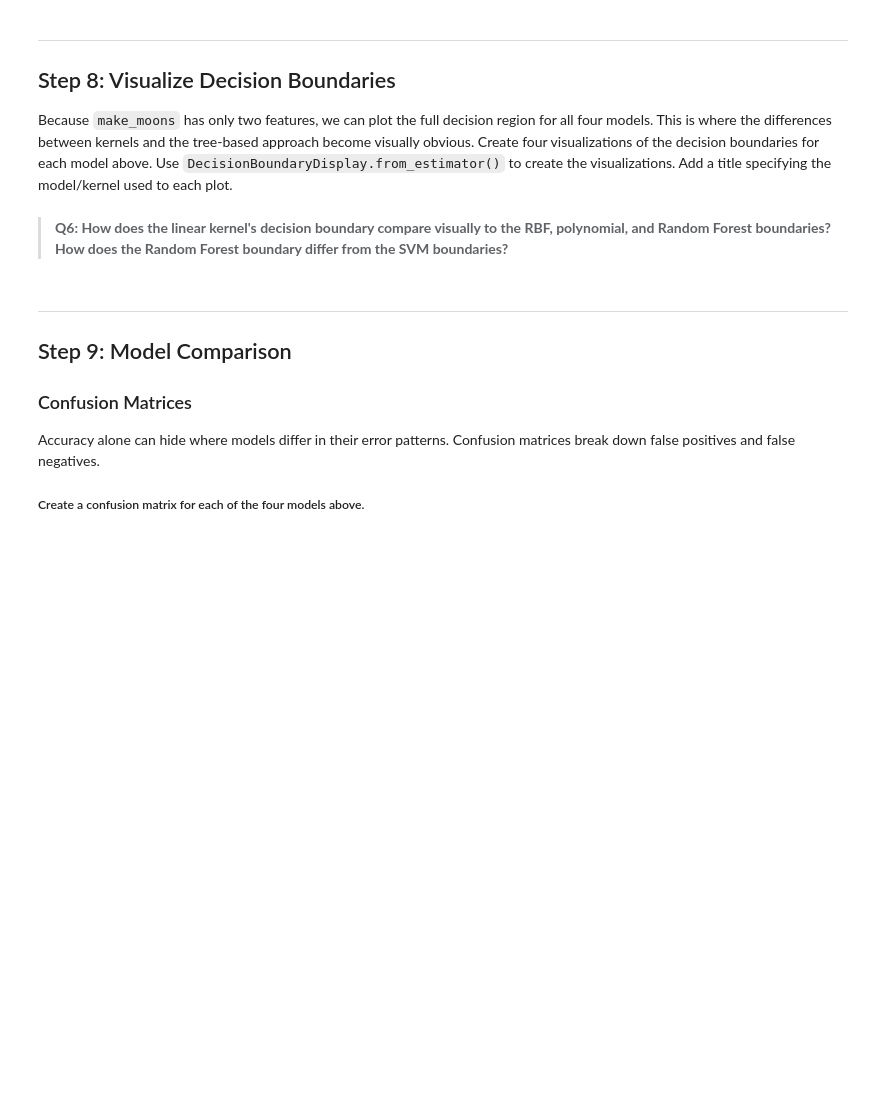
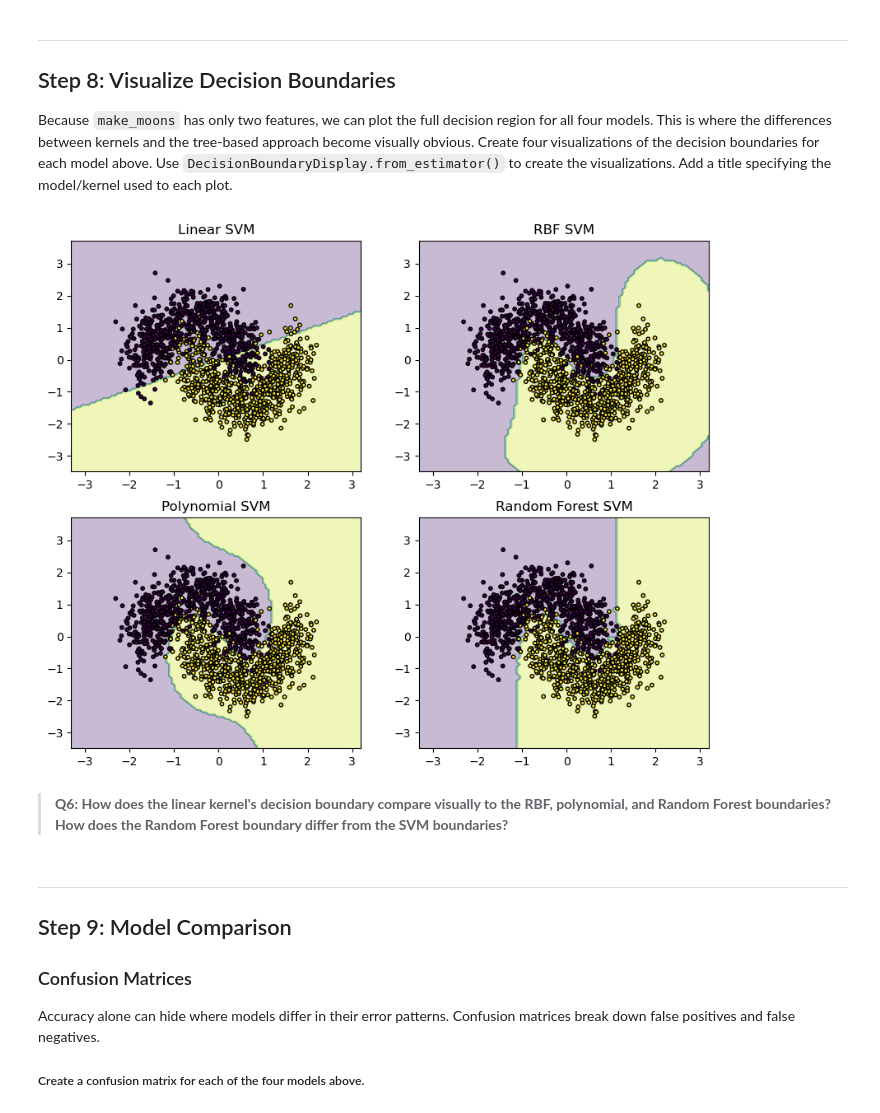
Before and after one commit to sofiasarak/eds232-labs, a Jupyter notebook: lab8.ipynb, the cells around one changed output. Drawn from its saved outputs; the diff is of its cells as text; code cells hidden in the pictures; blank space fills up the shorter version.

Commit message:
Add majority of plot code

```diff
--- a/lab8.ipynb
+++ b/lab8.ipynb
@@ -167,7 +162,8 @@ parameters = {'C':[0.01, 0.1, 1, 10, 100],
 
 # perform grid search
 grid_rbf = GridSearchCV( # runs cv for all combinations of these hyperparameters
-    SVC(random_state = 42),
+    SVC(kernel = 'rbf',
+        random_state = 42),
     parameters,
     cv = 5,
     scoring = "accuracy",
@@ -175,13 +171,14 @@ grid_rbf = GridSearchCV( # runs cv for all combinations of these hyperparameters
 )
 
 # fit to data
-grid_rbf.fit(X_train, y_train)
+grid_rbf.fit(X_train_scaled, y_train)
 
 # save results
-rbf_acc  = accuracy_score(y_test, grid_rbf.predict(X_test))
+rbf_acc  = accuracy_score(y_test, grid_rbf.predict(X_test_scaled))
+best_rbf = grid_rbf.best_estimator_
 
 # report results
 print(f"Best parameter:  {grid_rbf.best_params_}")
-print(f"Test accuracy:    {rbf_acc:.3f}")
 print(f"CV accuracy: {grid_rbf.best_score_:.3f}")
+print(f"Test accuracy: {rbf_acc:.3f}")
 # %% [output]
@@ -213,7 +212,7 @@ Using `GridSearchCV` with 5-fold cross-validation and `random_state = 42`, searc
 # %%
 # save parameters
 parameters = {'C':[0.01, 0.1, 1, 10, 100],
-             'gamma':['scale', 0.001, 0.01, 0.1, 1, 10],
+             'gamma':['scale', 0.001, 0.01, 0.1, 1],
              'degree':[2, 3, 4],
              'coef0':[0.0, 1.0]}
 
@@ -227,12 +226,13 @@ grid_poly = GridSearchCV( # runs cv for all combinations of these hyperparameter
 )
 
 # fit to data
-grid_poly.fit(X_train, y_train)
+grid_poly.fit(X_train_scaled, y_train)
 
 # save results
-poly_acc  = accuracy_score(y_test, grid_poly.predict(X_test))
+poly_acc  = accuracy_score(y_test, grid_poly.predict(X_test_scaled))
+best_poly = grid_poly.best_estimator_
 
 # report results
 print(f"Best parameter:  {grid_poly.best_params_}")
+print(f"CV accuracy: {grid_poly.best_score_:.3f}")
 print(f"Test accuracy:    {poly_acc:.3f}")
-print(f"CV accuracy: {grid_poly.best_score_:.3f}")
@@ -334,20 +352,44 @@ print(f"Test Accuracy: {test_acc_rf:.3f}")
 
 Because `make_moons` has only two features, we can plot the full decision region for all four models. This is where the differences between kernels and the tree-based approach become visually obvious. Create four visualizations of the decision boundaries for each model above. Use  `DecisionBoundaryDisplay.from_estimator()` to create the visualizations. Add a title specifying the model/kernel used to each plot.
 # %%
-fig, ax = plt.subplots(figsize = (5, 4))
-DecisionBoundaryDisplay.from_estimator(best_linear, X_train_scaled, ax = ax,
+fig, axes = plt.subplots(nrows=2, ncols=2, figsize=(10, 8))
+
+# linear boundaries
+#fig, ax = plt.subplots(figsize = (5, 4))
+DecisionBoundaryDisplay.from_estimator(best_linear, X_train_scaled, ax = axes[0,0],
                                        response_method = "predict", # predict boundaries
                                        alpha = 0.3)
 
-ax.scatter(X_train_scaled[:, 0], X_train_scaled[:, 1], c = y_train, s = 10, edgecolors = 'k')
-ax.set_title("Linear SVM")
-plt.show()
+axes[0,0].scatter(X_train_scaled[:, 0], X_train_scaled[:, 1], c = y_train, s = 10, edgecolors = 'k')
+axes[0,0].set_title("Linear SVM")
 
-fig, ax = plt.subplots(figsize = (5, 4))
-DecisionBoundaryDisplay.from_estimator(best_rf, X_train_scaled, ax = ax,
+
+# rbf boundaries
+DecisionBoundaryDisplay.from_estimator(best_rbf, X_train_scaled, ax = axes[0,1],
                                        response_method = "predict", # predict boundaries
                                        alpha = 0.3)
 
-ax.scatter(X_train_scaled[:, 0], X_train_scaled[:, 1], c = y_train, s = 10, edgecolors = 'k')
-ax.set_title("Random Forest SVM")
+axes[0,1].scatter(X_train_scaled[:, 0], X_train_scaled[:, 1], c = y_train, s = 10, edgecolors = 'k')
+axes[0,1].set_title("RBF SVM")
+
+
+# poly boundaries
+DecisionBoundaryDisplay.from_estimator(best_poly, X_train_scaled, ax = axes[1,0],
+                                       response_method = "predict", # predict boundaries
+                                       alpha = 0.3)
+
+axes[1,0].scatter(X_train_scaled[:, 0], X_train_scaled[:, 1], c = y_train, s = 10, edgecolors = 'k')
+axes[1,0].set_title("Polynomial SVM")
+
+
+
+# random forest boundaries
+DecisionBoundaryDisplay.from_estimator(best_rf, X_train_scaled, ax = axes[1,1],
+                                       response_method = "predict", # predict boundaries
+                                       alpha = 0.3)
+
+axes[1,1].scatter(X_train_scaled[:, 0], X_train_scaled[:, 1], c = y_train, s = 10, edgecolors = 'k')
+axes[1,1].set_title("Random Forest SVM")
 plt.show()
+# %% [output]
+[figure, added]
```
Also changed, not shown: parts of 15 cells of this notebook.
